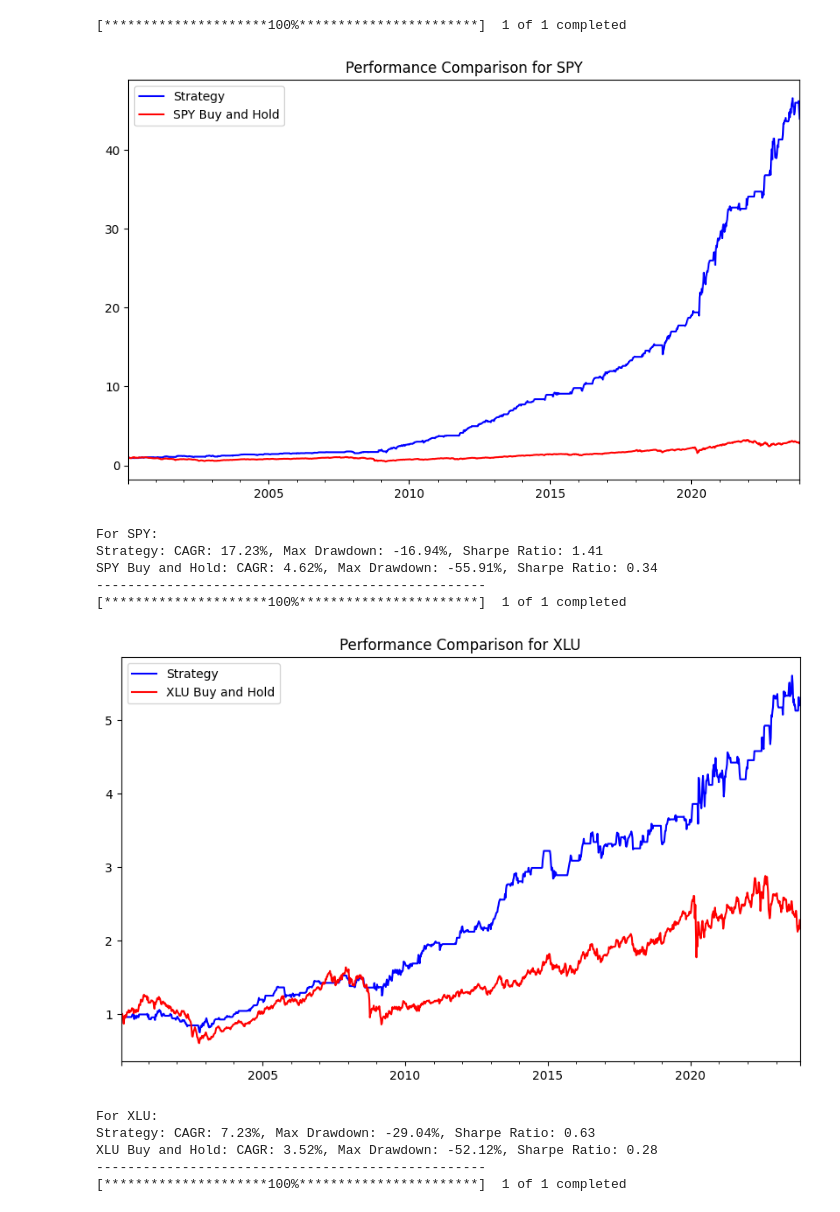
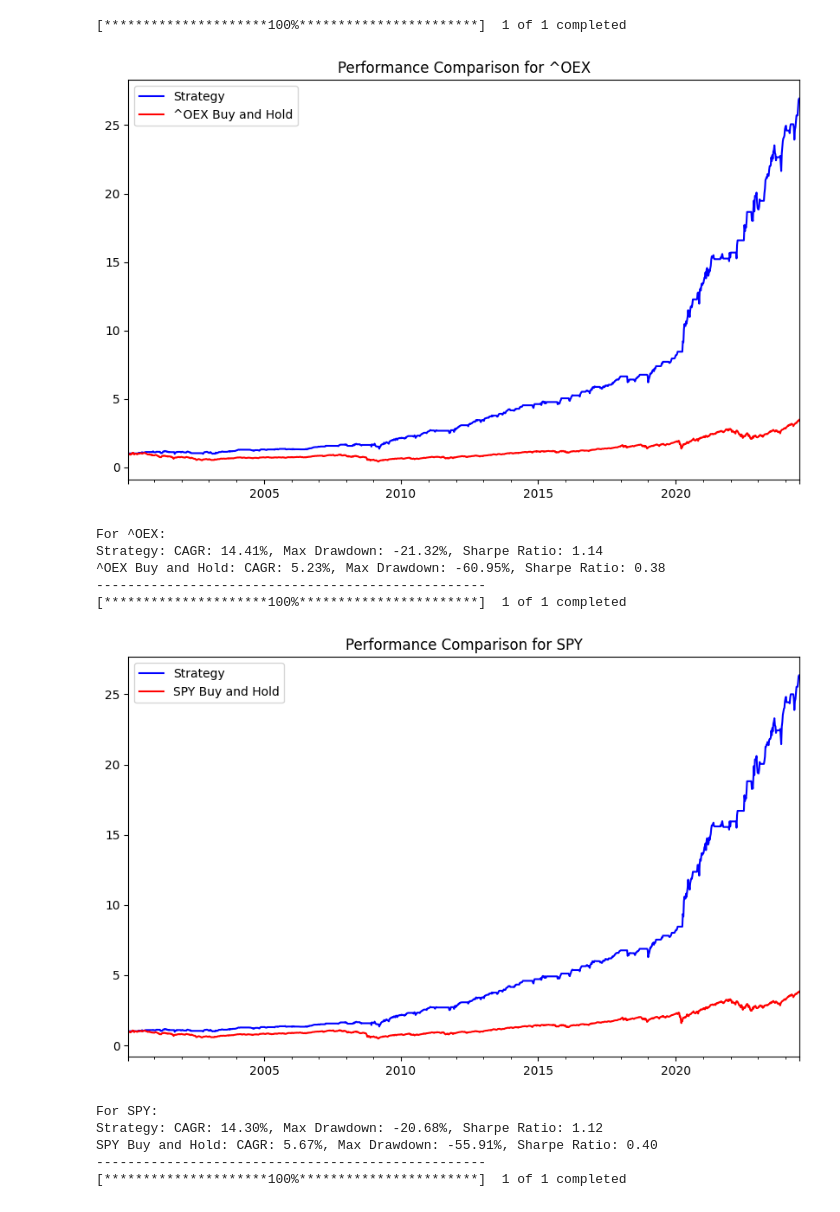
Before and after one commit to dkn-maida/farscape-investment, a Jupyter notebook: usa/nfci.ipynb, the cells around one changed output. Saved outputs shown, nothing was run; the diff lists cells and outputs as text; code cells hidden in the pictures.

```diff
--- a/usa/nfci.ipynb
+++ b/usa/nfci.ipynb
@@ -10,7 +10,7 @@ nfci_data['date'] = pd.to_datetime(nfci_data['DATE'])
 nfci_data.set_index('date', inplace=True)
 nfci_data['nfci_sma_14'] = nfci_data['NFCI'].rolling(window=2).mean()  # Corrected window size
 
-tickers = ['SPY', 'XLU', 'XLP', 'XLV', 'XLK', 'XLE', 'XLI', 'XLB']  # Added BTC-USD for Bitcoin
+tickers = ['^OEX','SPY', 'XLU', 'XLP', 'XLV', 'XLK', 'XLE', 'XLI', 'XLB']  # Added BTC-USD for Bitcoin
 
 for ticker in tickers:
     # Download data for the ticker
@@ -24,7 +24,7 @@ for ticker in tickers:
     data['signal'] = np.where(data['NFCI'] < data['nfci_sma_14'], 1, 0)
 
     # Calculate strategy returns
-    data['strategy_returns'] = data['Close'].shift(1).pct_change() * data['signal']
+    data['strategy_returns'] = data['Close'].shift(2).pct_change() * data['signal']
     data['stock_returns'] = data['Close'].pct_change()
 
     # Drop missing values
@@ -43,40 +43,40 @@ for ticker in tickers:
 
     # CAGR
     years = (data.index[-1] - data.index[0]).days / 365.0
     cagr_strategy = (1 + data['strategy_returns']).cumprod().iloc[-1] ** (1 / years) - 1
     cagr_stock = (1 + data['stock_returns']).cumprod().iloc[-1] ** (1 / years) - 1
 
     # Max Drawdown
     cumulative_returns_strategy = (1 + data['strategy_returns']).cumprod()
     rolling_max_strategy = cumulative_returns_strategy.expanding().max()
     daily_drawdown_strategy = cumulative_returns_strategy / rolling_max_strategy - 1
     max_drawdown_strategy = daily_drawdown_strategy.min()
 
     cumulative_returns_stock = (1 + data['stock_returns']).cumprod()
     rolling_max_stock = cumulative_returns_stock.expanding().max()
     daily_drawdown_stock = cumulative_returns_stock / rolling_max_stock - 1
     max_drawdown_stock = daily_drawdown_stock.min()
 
     # Sharpe Ratio (assuming risk-free rate to be 0)
     sharpe_ratio_strategy = np.mean(data['strategy_returns']) / np.std(data['strategy_returns']) * np.sqrt(annualizing_factor)
     sharpe_ratio_stock = np.mean(data['stock_returns']) / np.std(data['stock_returns']) * np.sqrt(annualizing_factor)
 
     # Printing the results
     print(f"For {ticker}:")
     print(f"Strategy: CAGR: {cagr_strategy:.2%}, Max Drawdown: {max_drawdown_strategy:.2%}, Sharpe Ratio: {sharpe_ratio_strategy:.2f}")
     print(f"{ticker} Buy and Hold: CAGR: {cagr_stock:.2%}, Max Drawdown: {max_drawdown_stock:.2%}, Sharpe Ratio: {sharpe_ratio_stock:.2f}")
     print("-" * 50)
 # %% [output]
 [*********************100%***********************]  1 of 1 completed
-[figure, old version]
+[figure, new version]
-For SPY:
-Strategy: CAGR: 17.23%, Max Drawdown: -16.94%, Sharpe Ratio: 1.41
-SPY Buy and Hold: CAGR: 4.62%, Max Drawdown: -55.91%, Sharpe Ratio: 0.34
+For ^OEX:
+Strategy: CAGR: 14.41%, Max Drawdown: -21.32%, Sharpe Ratio: 1.14
+^OEX Buy and Hold: CAGR: 5.23%, Max Drawdown: -60.95%, Sharpe Ratio: 0.38
 --------------------------------------------------
 [*********************100%***********************]  1 of 1 completed
-[figure, old version]
+[figure, new version]
-For XLU:
-Strategy: CAGR: 7.23%, Max Drawdown: -29.04%, Sharpe Ratio: 0.63
-XLU Buy and Hold: CAGR: 3.52%, Max Drawdown: -52.12%, Sharpe Ratio: 0.28
+For SPY:
+Strategy: CAGR: 14.30%, Max Drawdown: -20.68%, Sharpe Ratio: 1.12
+SPY Buy and Hold: CAGR: 5.67%, Max Drawdown: -55.91%, Sharpe Ratio: 0.40
 --------------------------------------------------
 [*********************100%***********************]  1 of 1 completed
```
Also changed, not shown: parts of 2 cells of this notebook, 6 other files.
